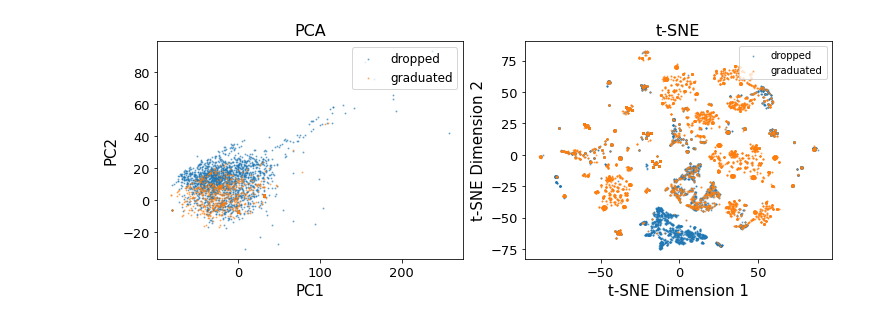
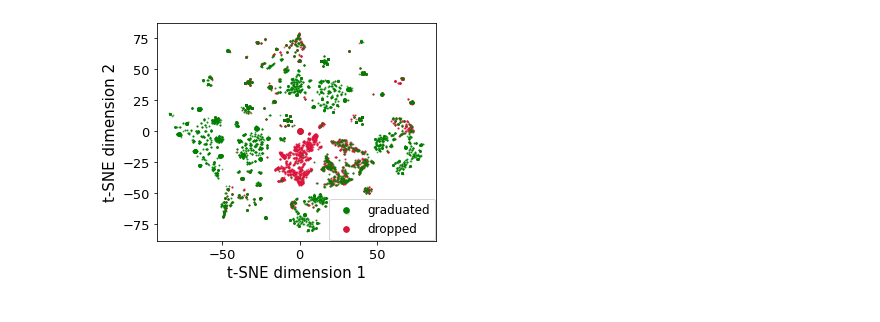
Before and after one commit to kortukov/learning_analytics, a Jupyter notebook: experiments/3_dimensionality_reduction.ipynb, the cells around one changed output. Cells and saved outputs as stored; diff of their text form; code cells hidden in the pictures.

Commit message:
plot fixes

```diff
--- a/experiments/3_dimensionality_reduction.ipynb
+++ b/experiments/3_dimensionality_reduction.ipynb
@@ -43,29 +63,21 @@ df_2d_tsne["dropped"] = dropped
 # %%
-fig, axs = plt.subplots(1, 2, figsize=(5, 4))
-plt.subplots_adjust(right=2)
-axs[0].scatter(df_2d_pca[df_2d_pca["dropped"] == 0].x, df_2d_pca[df_2d_pca["dropped"] == 0].y,
-               s=1, alpha=0.5, label="dropped")
-axs[0].scatter(df_2d_pca[df_2d_pca["dropped"] == 1].x, df_2d_pca[df_2d_pca["dropped"] == 1].y,
-               s=1, alpha=0.5, label="graduated")
+# plotting t-SNE
+fig, axs = plt.subplots(1, 1, figsize=(5, 4))
 
-axs[0].set_title("PCA", fontsize=16)
-axs[0].set_xlabel("PC1", fontsize=15)
-axs[0].set_ylabel("PC2", fontsize=15)
-axs[0].legend(loc=1, fontsize=12)
+axs.scatter(df_2d_tsne[df_2d_tsne["dropped"] == 0].x, df_2d_tsne[df_2d_tsne["dropped"] == 0].y,
+               s=1, alpha=0.5, c="crimson")
+axs.scatter(df_2d_tsne[df_2d_tsne["dropped"] == 1].x, df_2d_tsne[df_2d_tsne["dropped"] == 1].y,
+               s=1, alpha=0.5, c="green")
 
+axs.set_xlabel("t-SNE dimension 1", fontsize=15)
+axs.set_ylabel("t-SNE dimension 2", fontsize=15)
+axs.tick_params(axis='both', which='major', labelsize=13)
+axs.scatter([0], [0], s=32, c="green", label="graduated")
+axs.scatter([0], [0], s=32, c="crimson", label="dropped")
+axs.legend(loc=(0.618, 0.002), fontsize=12)
 
-axs[1].scatter(df_2d_tsne[df_2d_tsne["dropped"] == 0].x, df_2d_tsne[df_2d_tsne["dropped"] == 0].y,
-               s=1, alpha=0.5, label="dropped")
-axs[1].scatter(df_2d_tsne[df_2d_tsne["dropped"] == 1].x, df_2d_tsne[df_2d_tsne["dropped"] == 1].y,
-               s=1, alpha=0.5, label="graduated")
-
-axs[1].set_title("t-SNE", fontsize=16)
-axs[1].set_xlabel("t-SNE Dimension 1", fontsize=15)
-axs[1].set_ylabel("t-SNE Dimension 2", fontsize=15)
-axs[1].legend(loc=1)
-axs[0].tick_params(axis='both', which='major', labelsize=13)
-axs[1].tick_params(axis='both', which='major', labelsize=13)
-fig.savefig("gfx/pca_tsne.pdf")
+extent = axs.get_window_extent().transformed(fig.dpi_scale_trans.inverted())
+fig.savefig("gfx/tsne.pdf", bbox_inches=extent.expanded(1.4, 1.4))
 plt.show()
 # %% [output]
-[figure, old version]
+[figure, new version]
```
Also changed, not shown: parts of 1 cell of this notebook, 4 other files.
